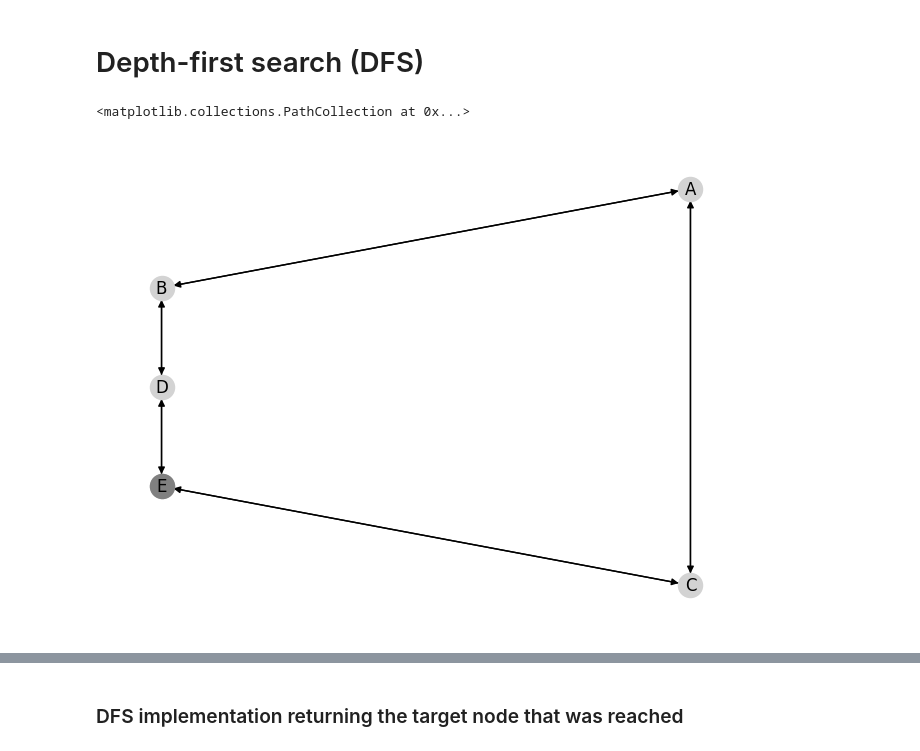
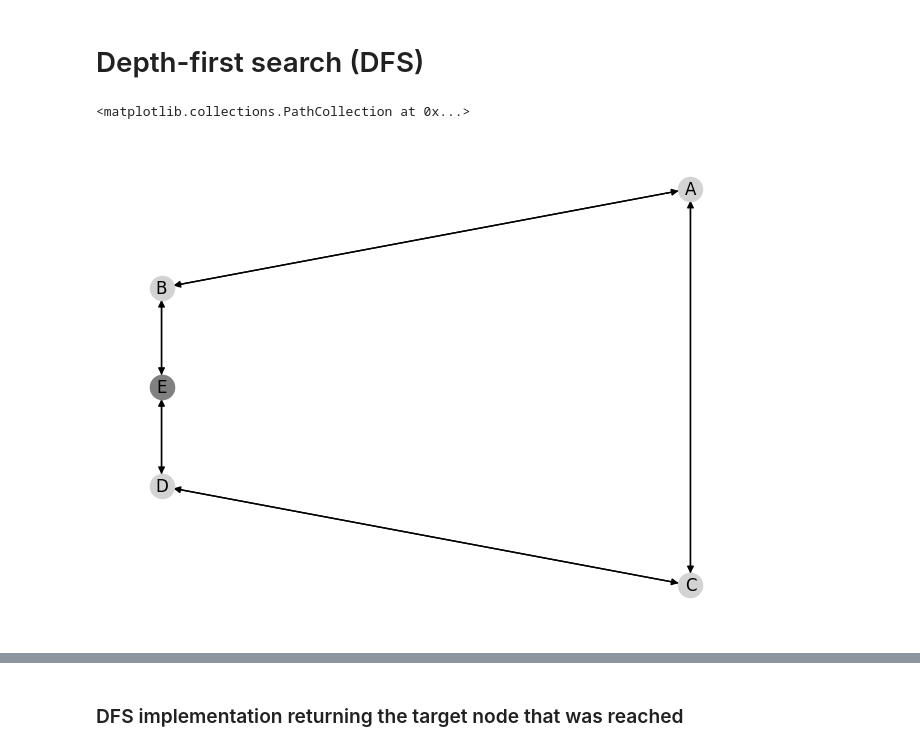
Before and after one commit to jorcisai/SIN, a Jupyter notebook: block1/search/dfs.ipynb, the cells around one changed output, grey strips where cells are left out. Cells and saved outputs as stored; diff of their text form; code cells hidden in the pictures.

```diff
--- a/block1/search/dfs.ipynb
+++ b/block1/search/dfs.ipynb
@@ -3,15 +3,15 @@
 # %%
 import networkx as nx
 # G is a graph represented as an adjancency list.
 # G is a hash table (dictionary) with each node as a key, and value, the list of adjacent nodes
 #G={'A':['B','C'],'B':['D','E'],'C':['E'],'D':['E']}
-G={'A':['C','B'],'B':['D','A'],'C':['E','A'], 'D':['E','B'],'E':['D','C']}
+G={'A':['B','C'],'B':['A','E'],'C':['A','D'], 'D':['C','E'],'E':['B','D']}
 source='A'
 Target=['E']
 nxG=nx.DiGraph(G)
 pos_nodes = nx.nx_agraph.pygraphviz_layout(nxG,prog='dot',root=source)
 nx.draw(nxG,pos=pos_nodes, with_labels=True, node_color="lightgray")
 nx.draw_networkx_nodes(G,pos=pos_nodes, nodelist=Target, node_color='gray')
 # %% [output]
 <matplotlib.collections.PathCollection at 0x...>
-[figure, old version]
+[figure, new version]
```
Also changed, not shown: parts of 4 cells of this notebook, 6 other files.
